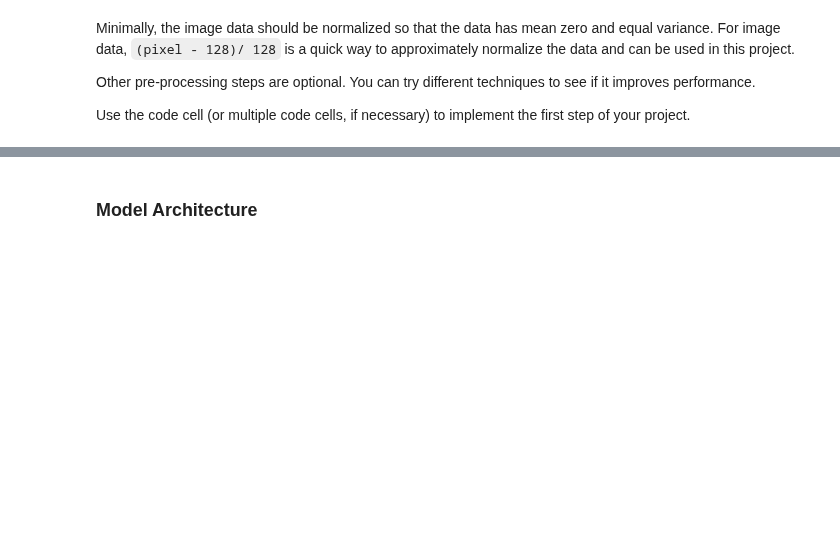
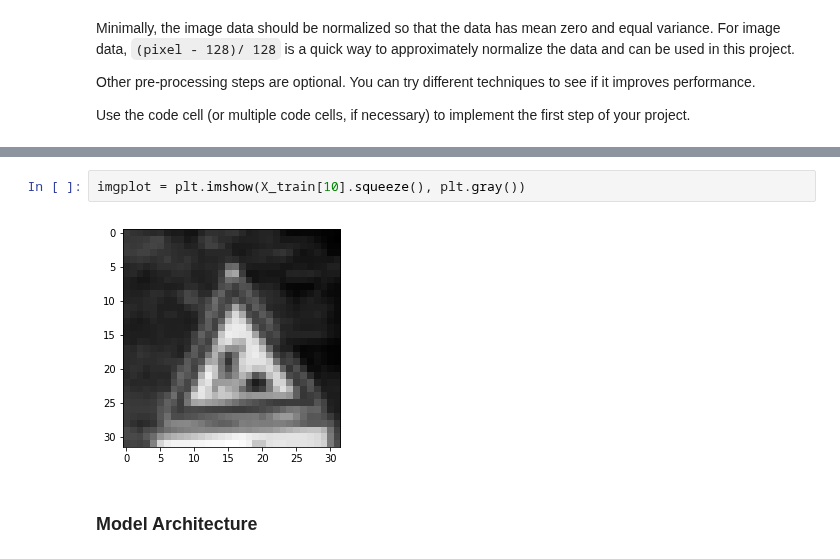
Before and after one commit to vishnuGovindaraj/Traffic-Sign-Classifier, a Jupyter notebook: Traffic_Sign_Classifier.ipynb, the cells around one changed output, grey strips where cells are left out. Drawn from its saved outputs; the diff is of its cells as text; blank space fills up the shorter version.

```diff
--- a/Traffic_Sign_Classifier.ipynb
+++ b/Traffic_Sign_Classifier.ipynb
@@ -208,3 +213,7 @@ X_valid, y_valid = shuffle(X_valid_normalized, y_valid)
+# %%
+imgplot = plt.imshow(X_train[10].squeeze(), plt.gray())
+# %% [output]
+[figure, added]
 # %% [markdown]
 ### Model Architecture
 # %%
```
Also changed, not shown: parts of 9 cells of this notebook.
